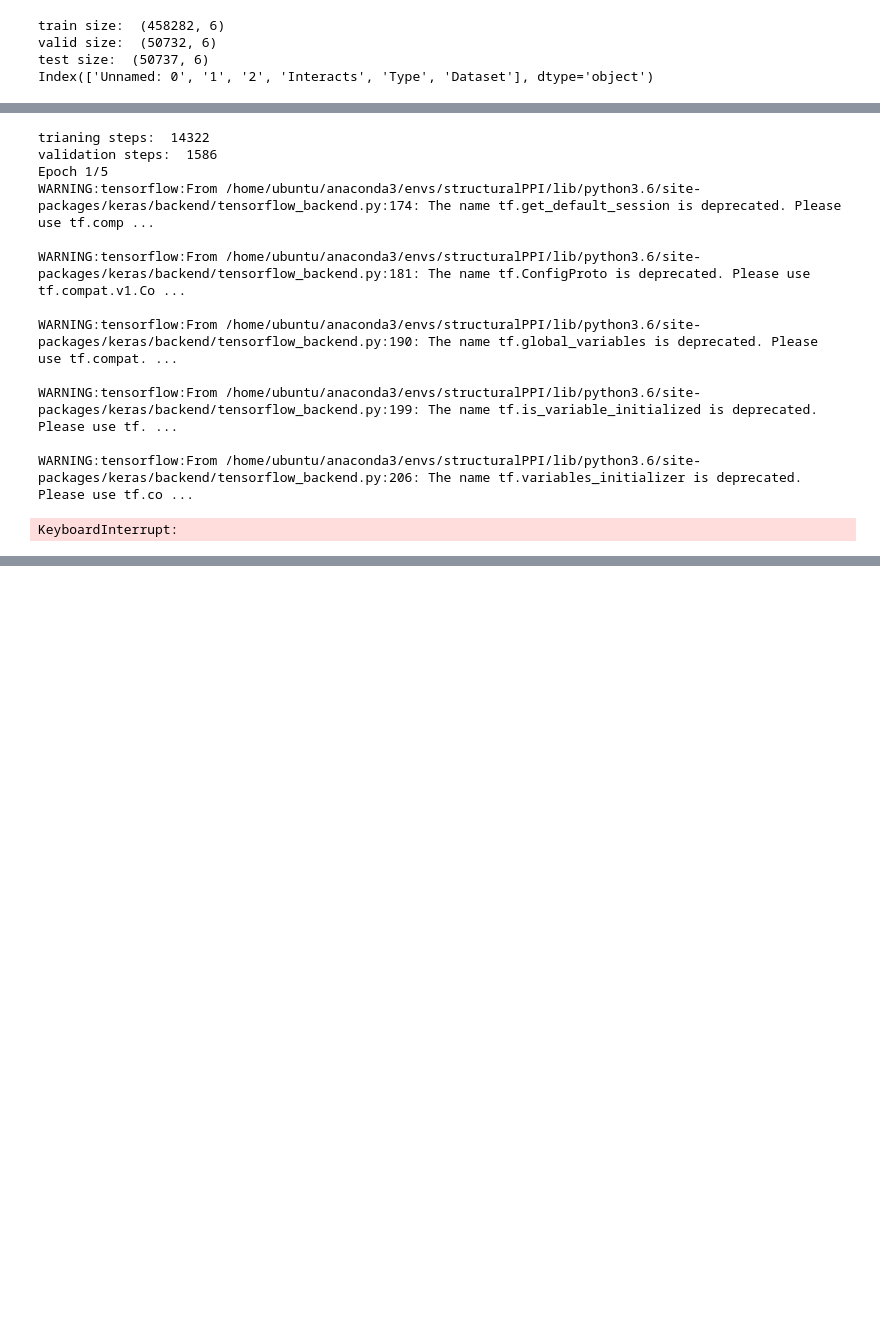
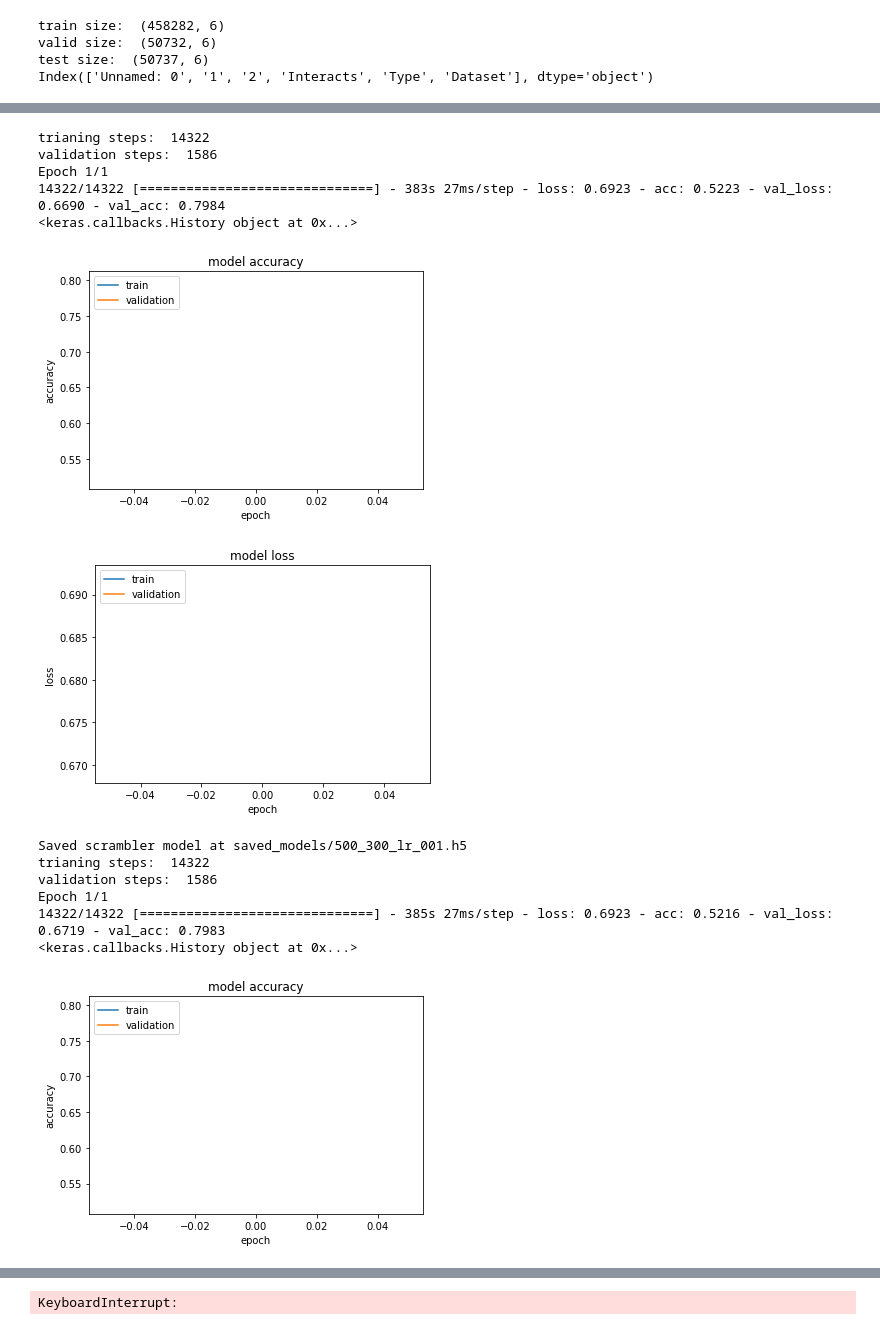
Before and after one commit to lafleur1/embeddingsPPI, a Jupyter notebook: bertModels/concatenateModelFragozaSliceSet.ipynb, the cells around one changed output, grey strips where cells are left out. Cells and saved outputs as stored; diff of their text form; code cells hidden in the pictures; blank space fills up the shorter version.

Commit message:
bert_models round 1

```diff
--- a/bertModels/concatenateModelFragozaSliceSet.ipynb
+++ b/bertModels/concatenateModelFragozaSliceSet.ipynb
@@ -147,11 +149,2 @@ Index(['Unnamed: 0', '1', '2', 'Interacts', 'Type', 'Dataset'], dtype='object')
 trainGenerator = GeneratorFromDF(train, "../bert_base_embeddings/")
 validationGenerator = GeneratorFromDF(valid,  "../bert_base_embeddings/")
-# %%
-#set up keras callbacks, adam, etc.
-epochs = 5
-opt = keras.optimizers.Adam(lr=0.001, beta_1=0.9, beta_2=0.999)
-callbacks =[EarlyStopping(monitor='val_loss', min_delta=0.001, patience=3, verbose=0, mode='auto')]
-# %%
-iModel, loss_model = simple_concatenation_model(1000,300)
-loss_model.compile(loss=lambda true, pred: pred, optimizer=opt, metrics = ['accuracy'])
-print (iModel.summary())
@@ -176,29 +151 @@ None
-# %%
-from math import ceil
-
-trainSteps = ceil(train.shape[0] / 32)
-validationSteps = ceil(valid.shape[0] / 32)
-print ("trianing steps: ", ceil(train.shape[0] / 32))
-print ("validation steps: ", ceil(valid.shape[0] / 32))
-
-history = loss_model.fit_generator(generator=trainGenerator, steps_per_epoch = trainSteps,
-                    validation_data=validationGenerator,validation_steps = validationSteps,
-                    epochs=epochs,
-                    use_multiprocessing=False,
-                    workers=1),
-                    #callbacks=callbacks)
-# %% [output]
-trianing steps:  14322
-validation steps:  1586
-Epoch 1/5
-WARNING:tensorflow:From /home/ubuntu/anaconda3/envs/structuralPPI/lib/python3.6/site-packages/keras/backend/tensorflow_backend.py:174: The name tf.get_default_session is deprecated. Please use tf.comp ...
-
-WARNING:tensorflow:From /home/ubuntu/anaconda3/envs/structuralPPI/lib/python3.6/site-packages/keras/backend/tensorflow_backend.py:181: The name tf.ConfigProto is deprecated. Please use tf.compat.v1.Co ...
-
-WARNING:tensorflow:From /home/ubuntu/anaconda3/envs/structuralPPI/lib/python3.6/site-packages/keras/backend/tensorflow_backend.py:190: The name tf.global_variables is deprecated. Please use tf.compat. ...
-
-WARNING:tensorflow:From /home/ubuntu/anaconda3/envs/structuralPPI/lib/python3.6/site-packages/keras/backend/tensorflow_backend.py:199: The name tf.is_variable_initialized is deprecated. Please use tf. ...
-
-WARNING:tensorflow:From /home/ubuntu/anaconda3/envs/structuralPPI/lib/python3.6/site-packages/keras/backend/tensorflow_backend.py:206: The name tf.variables_initializer is deprecated. Please use tf.co ...
-KeyboardInterrupt:
 # %%
@@ -221,0 +201,25 @@ plt.show()
+# %%
+combos = [("3way_500_300_lr_001", 500, 300, 0.001),
+          ("3way_500_300_lr_0001", 500, 300, 0.0001),
+          ("3way_300_100_lr_001", 300, 100, 0.001),
+          ("3way_300_100_lr_0001", 300, 100, 0.0001),
+          ("3way_1000_250_lr_001", 1000, 250, 0.001),
+          ("3way_1000_250_lr_0001", 1000, 250, 0.0001)]
+
+for combo in combos:
+    trainEvalAndSaveModel(combo[0], combo[1], combo[2],  combo[3])
+# %% [output]
+trianing steps:  14322
+validation steps:  1586
+Epoch 1/1
+14322/14322 [==============================] - 383s 27ms/step - loss: 0.6923 - acc: 0.5223 - val_loss: 0.6690 - val_acc: 0.7984
+<keras.callbacks.History object at 0x...>
+[figure, added]
+[figure, added]
+Saved scrambler model at saved_models/500_300_lr_001.h5
+trianing steps:  14322
+validation steps:  1586
+Epoch 1/1
+14322/14322 [==============================] - 385s 27ms/step - loss: 0.6923 - acc: 0.5216 - val_loss: 0.6719 - val_acc: 0.7983
+<keras.callbacks.History object at 0x...>
+[figure, added]
@@ -221,0 +231 @@ plt.show()
+KeyboardInterrupt:
```
Also changed, not shown: parts of 5 cells of this notebook, 5 other files.
